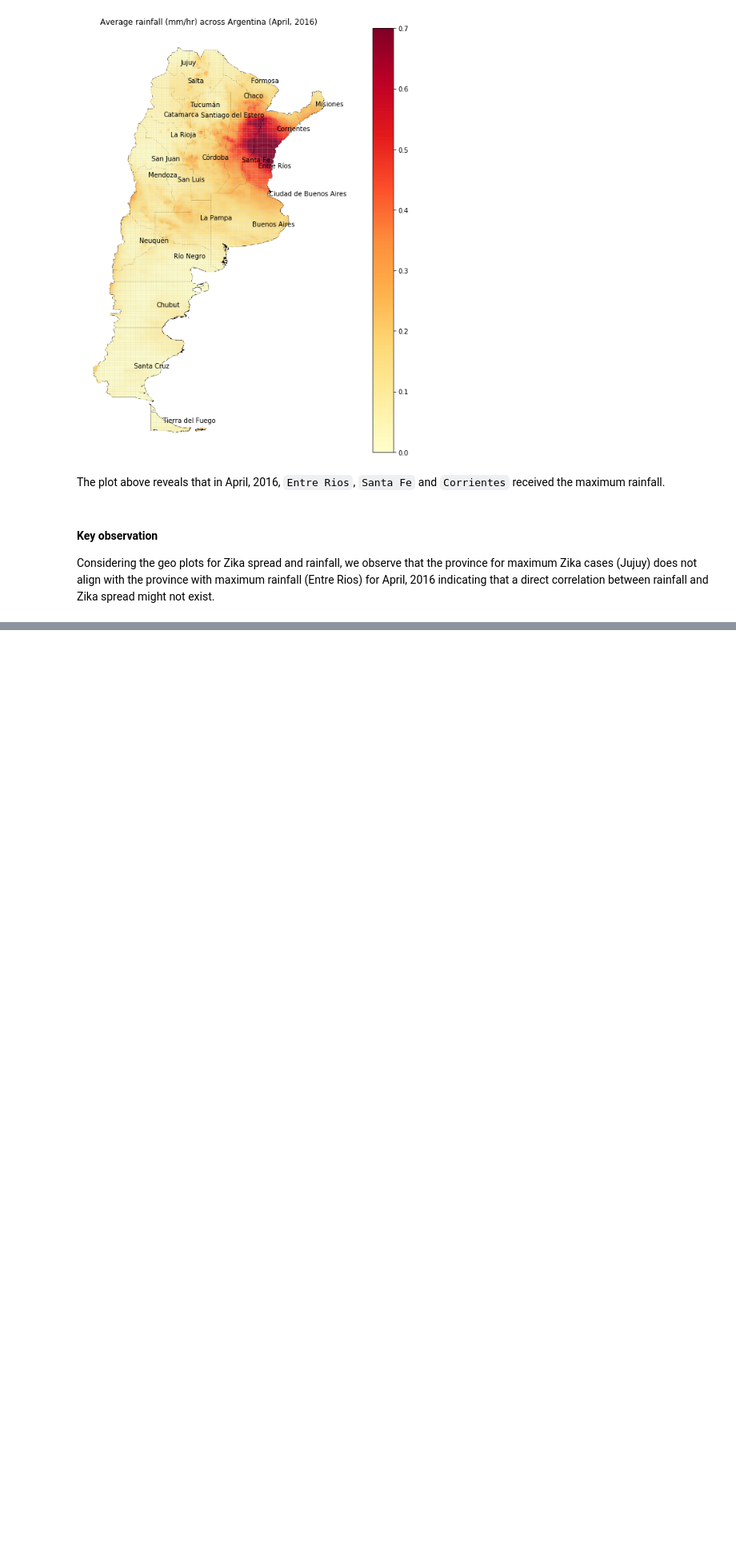
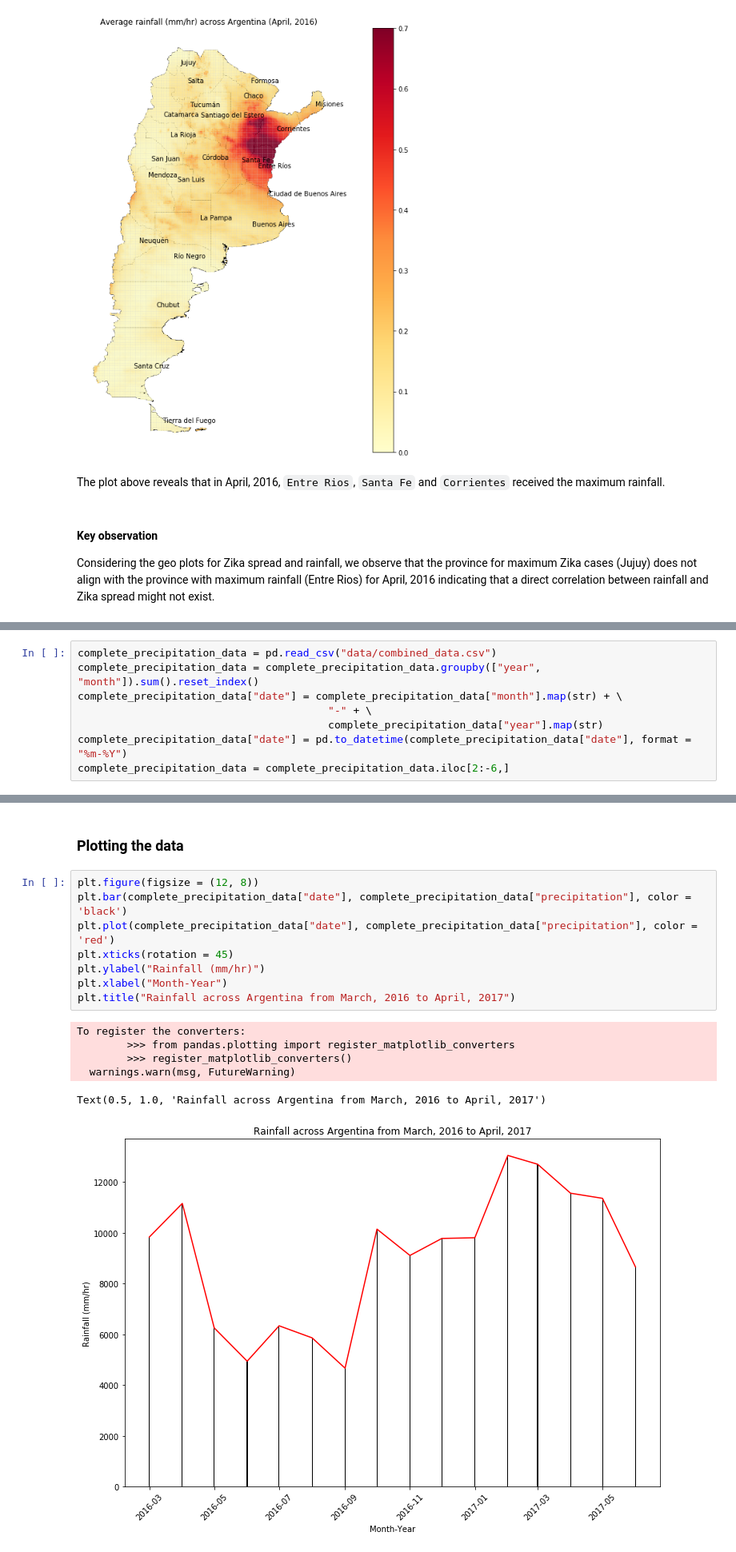
Before and after one commit to ITWSDataScience/ArgentinaZikaForecating2019, a Jupyter notebook: Exploratory Data Analysis.ipynb, the cells around one changed output, grey strips where cells are left out. Shown: that part at 80% size. Drawn from its saved outputs; the diff is of its cells as text; blank space fills up the shorter version.

Commit message:
Include time series based plots

```diff
--- a/Exploratory Data Analysis.ipynb
+++ b/Exploratory Data Analysis.ipynb
@@ -176,0 +184,8 @@ Considering the geo plots for Zika spread and rainfall, we observe that the prov
+# %%
+complete_precipitation_data = pd.read_csv("data/combined_data.csv")
+complete_precipitation_data = complete_precipitation_data.groupby(["year", "month"]).sum().reset_index()
+complete_precipitation_data["date"] = complete_precipitation_data["month"].map(str) + \
+                                        "-" + \
+                                        complete_precipitation_data["year"].map(str)
+complete_precipitation_data["date"] = pd.to_datetime(complete_precipitation_data["date"], format = "%m-%Y")
+complete_precipitation_data = complete_precipitation_data.iloc[2:-6,]
@@ -176,0 +216,17 @@ Considering the geo plots for Zika spread and rainfall, we observe that the prov
+# %% [markdown]
+### Plotting the data
+# %%
+plt.figure(figsize = (12, 8))
+plt.bar(complete_precipitation_data["date"], complete_precipitation_data["precipitation"], color = 'black')
+plt.plot(complete_precipitation_data["date"], complete_precipitation_data["precipitation"], color = 'red')
+plt.xticks(rotation = 45)
+plt.ylabel("Rainfall (mm/hr)")
+plt.xlabel("Month-Year")
+plt.title("Rainfall across Argentina from March, 2016 to April, 2017")
+# %% [output]
+To register the converters:
+        >>> from pandas.plotting import register_matplotlib_converters
+        >>> register_matplotlib_converters()
+  warnings.warn(msg, FutureWarning)
+Text(0.5, 1.0, 'Rainfall across Argentina from March, 2016 to April, 2017')
+[figure, added]
```
Also changed, not shown: parts of 7 cells of this notebook.
